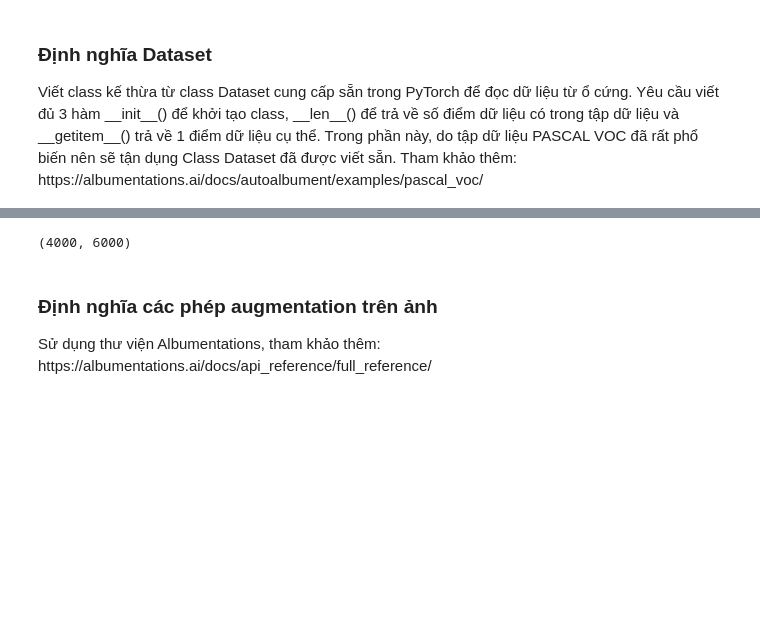
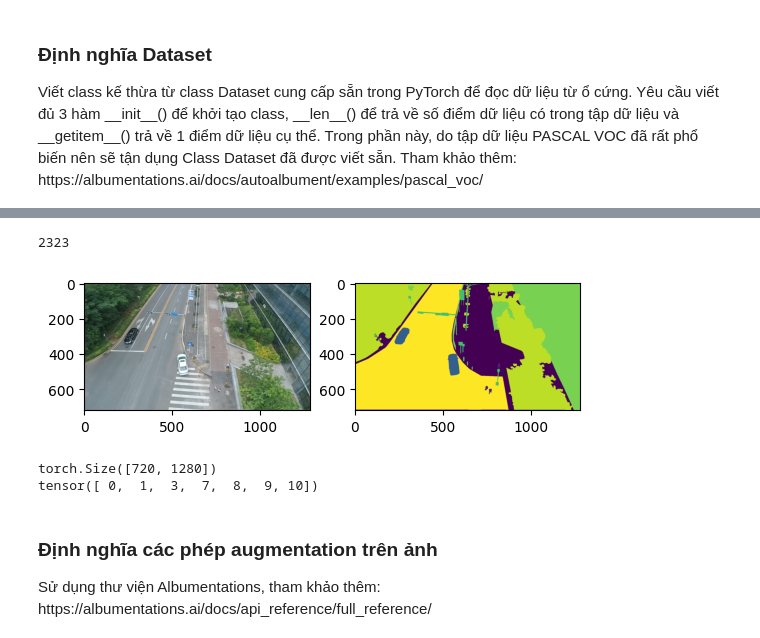
Before and after one commit to Coder0469/Do-an-1, a Jupyter notebook: Week3/B2_basic_pipeline_PASCALVOC.ipynb, the cells around one changed output, grey strips where cells are left out. Saved outputs shown, nothing was run; the diff lists cells and outputs as text; code cells hidden in the pictures; blank space fills up the shorter version.

```diff
--- a/Week3/B2_basic_pipeline_PASCALVOC.ipynb
+++ b/Week3/B2_basic_pipeline_PASCALVOC.ipynb
@@ -249,14 +177,21 @@ def GetOriginalMask(mask):
 # %%
-train_dataset = MyDataset(os.path.join(drive_path,"original_images"),
-                          os.path.join(drive_path,"RGB_color_image_masks"))
-img,mask = train_dataset.__getitem__(1)
-
-plt.subplot(131);plt.imshow(img)
-plt.subplot(132);plt.imshow(mask)
+import random
+train_dataset = MyDataset(os.path.join(drive_path,"JPEGImages"),
+                          os.path.join(drive_path,"SegmentationClass"),
+                          os.path.join(drive_path, "ImageSets/trn.txt"))
+id = random.randint(0, train_dataset.__len__()) # Added 0 as the lower bound
+img,mask = train_dataset.__getitem__(id)
+print(id)
+plt.subplot(121);plt.imshow(img.permute(1,2,0))
+plt.subplot(122);plt.imshow(mask)
+plt.show()
 print(mask.shape)
-print(torch.unique(torch.from_numpy(mask.reshape(1,-1)),dim = 1))
+print(torch.unique(mask.reshape(1,-1)))
 # %% [output]
-(4000, 6000)
+2323
+[figure, added]
+torch.Size([720, 1280])
+tensor([ 0,  1,  3,  7,  8,  9, 10])
 # %% [markdown]
 <div class="markdown-google-sans">
   <h3>Định nghĩa các phép augmentation trên ảnh</h3>
```
Also changed, not shown: parts of 7 cells of this notebook.
